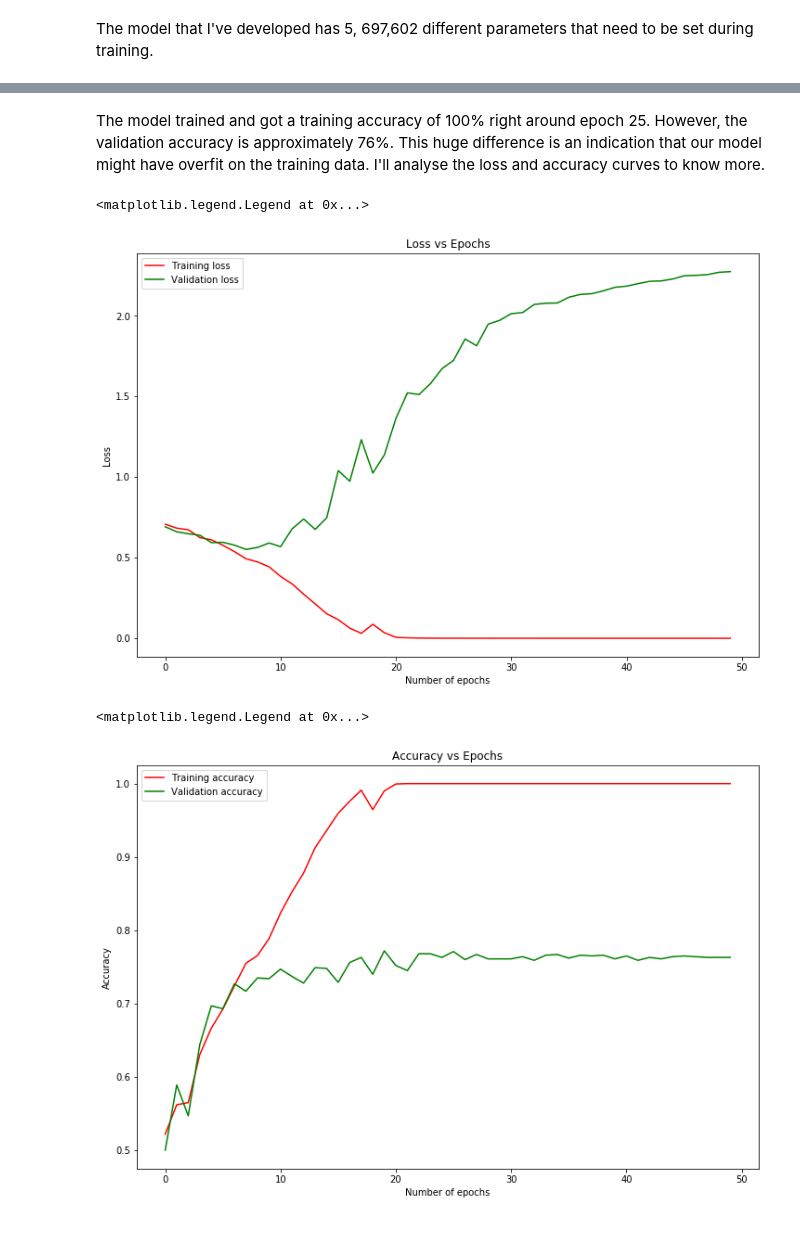
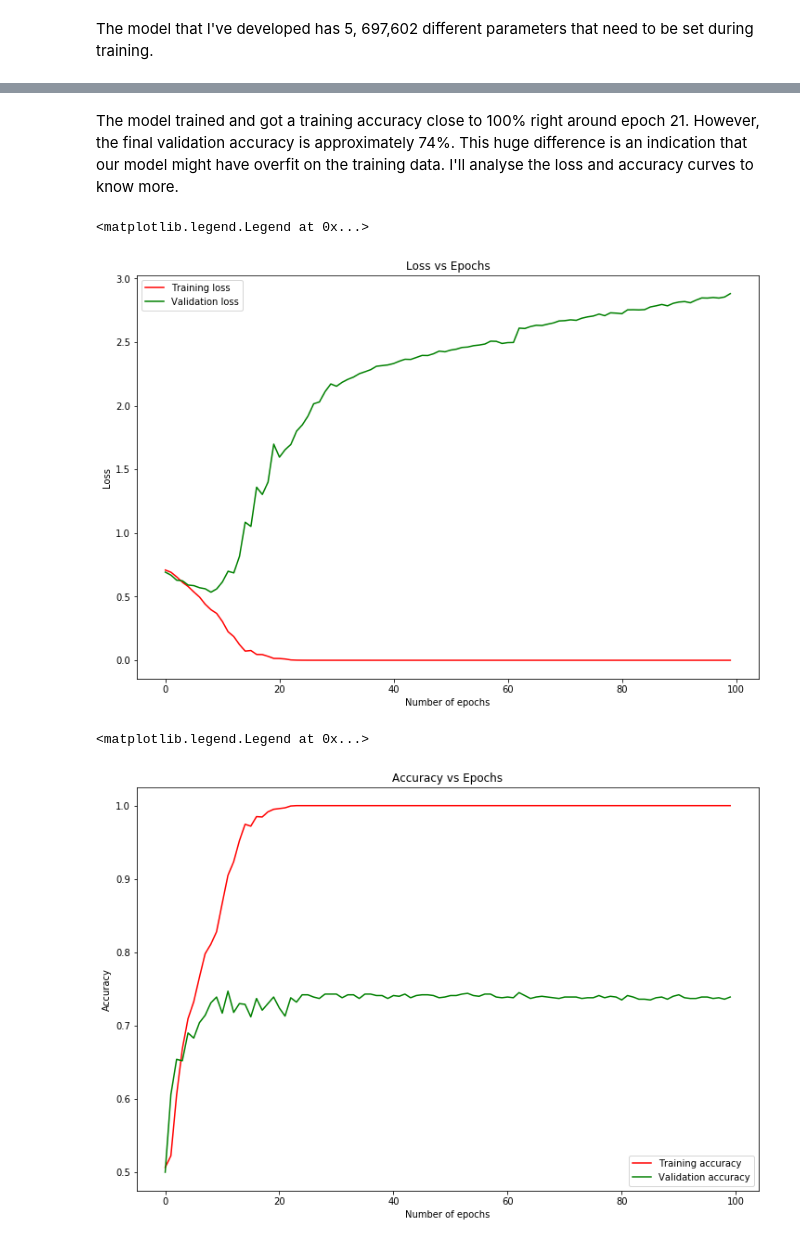
Before and after one commit to murari-goswami/Tensorflow-Course-1, a Jupyter notebook: Classifying_colored_images_using_CNN.ipynb, the cells around one changed output, grey strips where cells are left out. Saved outputs shown, nothing was run; the diff lists cells and outputs as text; code cells hidden in the pictures.

Commit message:
Add an improved CNN model using data augmentation and dropout

```diff
--- a/Classifying_colored_images_using_CNN.ipynb
+++ b/Classifying_colored_images_using_CNN.ipynb
@@ -106,6 +106,7 @@ I'll set some constants for batch size and dimensions of each image. Then, I'll
 BATCH_SIZE = 32
 HEIGHT = 150
 WIDTH = 150
+EPOCHS = 100
 # %%
 train_data_generator = ImageDataGenerator(rescale = 1./255)
 train_generator = train_data_generator.flow_from_directory(directory = train_dir, target_size = (HEIGHT, WIDTH), class_mode = 'binary', batch_size = BATCH_SIZE)
@@ -168,10 +173,10 @@ Now, I'll use the `fit_generator` method to train the model as I used the ImageD
 # %%
 class Logger(tf.keras.callbacks.Callback):
     def on_epoch_end(self, epoch, logs):
-        if (epoch%5 == 0 or epoch > 45):
+        if (epoch%10 == 0 or epoch > 95):
           print("Epoch: {}".format(epoch+1))
           print("Training loss: {:.8f} | Training accuracy: {:.8f} | Validation Loss: {:.8f} | Validation accuracy: {:.8f}".format(logs['loss'], logs['acc'], logs['val_loss'], logs['val_acc']))
 
 callback = Logger()
-history = model.fit_generator(generator = train_generator, epochs = 50, validation_data = validation_generator, callbacks = [callback], verbose = 0)
+history = model.fit_generator(generator = train_generator, epochs = EPOCHS, validation_data = validation_generator, callbacks = [callback], verbose = 0)
 # %% [output]
@@ -195,25 +200,25 @@ Training loss: 0.00001226 | Training accuracy: 1.00000000 | Validation Loss: 2.2
 # %% [markdown]
-The model trained and got a training accuracy of 100% right around epoch 25. However, the validation accuracy is approximately 76%. This huge difference is an indication that our model might have overfit on the training data. I'll analyse the loss and accuracy curves to know more.
+The model trained and got a training accuracy close to 100% right around epoch 21. However, the final validation accuracy is approximately 74%. This huge difference is an indication that our model might have overfit on the training data. I'll analyse the loss and accuracy curves to know more.
 # %%
 plt.figure(figsize = (12, 8))
-plt.plot(range(50), history.history['loss'], color = 'red', label = 'Training loss')
-plt.plot(range(50), history.history['val_loss'], color = 'green', label = 'Validation loss')
+plt.plot(range(EPOCHS), history.history['loss'], color = 'red', label = 'Training loss')
+plt.plot(range(EPOCHS), history.history['val_loss'], color = 'green', label = 'Validation loss')
 plt.title("Loss vs Epochs")
 plt.xlabel("Number of epochs")
 plt.ylabel("Loss")
 plt.legend()
 # %% [output]
 <matplotlib.legend.Legend at 0x...>
-[figure, old version]
+[figure, new version]
 # %%
 plt.figure(figsize = (12, 8))
-plt.plot(range(50), history.history['acc'], color = 'red', label = 'Training accuracy')
-plt.plot(range(50), history.history['val_acc'], color = 'green', label = 'Validation accuracy')
+plt.plot(range(EPOCHS), history.history['acc'], color = 'red', label = 'Training accuracy')
+plt.plot(range(EPOCHS), history.history['val_acc'], color = 'green', label = 'Validation accuracy')
 plt.title("Accuracy vs Epochs")
 plt.xlabel("Number of epochs")
 plt.ylabel("Accuracy")
 plt.legend()
 # %% [output]
 <matplotlib.legend.Legend at 0x...>
-[figure, old version]
+[figure, new version]
 # %% [markdown]
```
Also changed, not shown: parts of 15 cells of this notebook.
